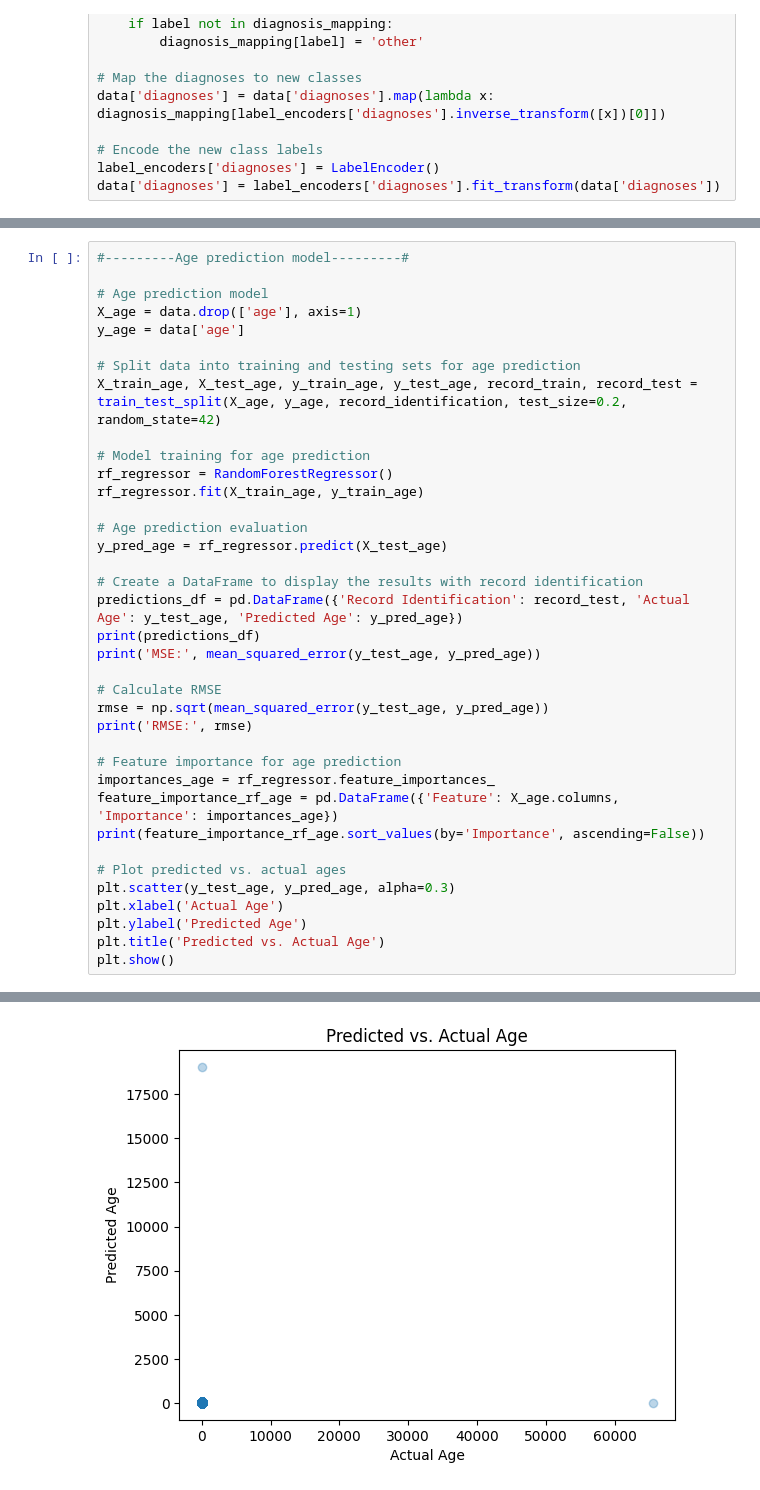
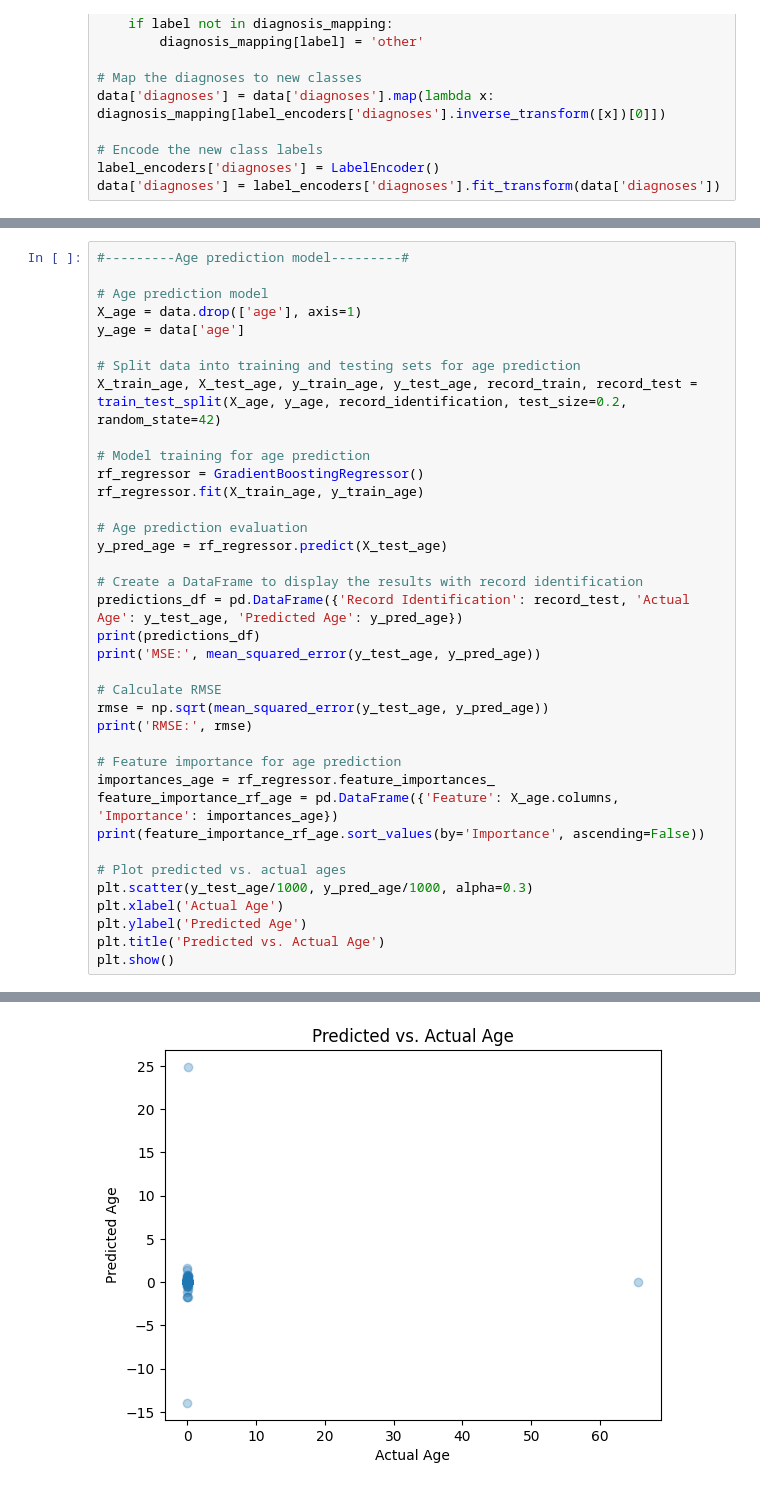
Before and after one commit to PedroMarques321/projeto_EC, a Jupyter notebook: projeto.ipynb, the cells around one changed output, grey strips where cells are left out. Drawn from its saved outputs; the diff is of its cells as text.

```diff
--- a/projeto.ipynb
+++ b/projeto.ipynb
@@ -348,7 +351,7 @@ y_age = data['age']
 X_train_age, X_test_age, y_train_age, y_test_age, record_train, record_test = train_test_split(X_age, y_age, record_identification, test_size=0.2, random_state=42)
 
 # Model training for age prediction
-rf_regressor = RandomForestRegressor()
+rf_regressor = GradientBoostingRegressor()
 rf_regressor.fit(X_train_age, y_train_age)
 
 # Age prediction evaluation
@@ -369,7 +372,7 @@ feature_importance_rf_age = pd.DataFrame({'Feature': X_age.columns, 'Importance'
 print(feature_importance_rf_age.sort_values(by='Importance', ascending=False))
 
 # Plot predicted vs. actual ages
-plt.scatter(y_test_age, y_pred_age, alpha=0.3)
+plt.scatter(y_test_age/1000, y_pred_age/1000, alpha=0.3)
 plt.xlabel('Actual Age')
 plt.ylabel('Predicted Age')
 plt.title('Predicted vs. Actual Age')
@@ -395,4 +398,4 @@ plt.show()
-[figure, old version]
+[figure, new version]
 # %%
 #---------Sex prediction model---------#
 
```
Also changed, not shown: parts of 4 cells of this notebook.
